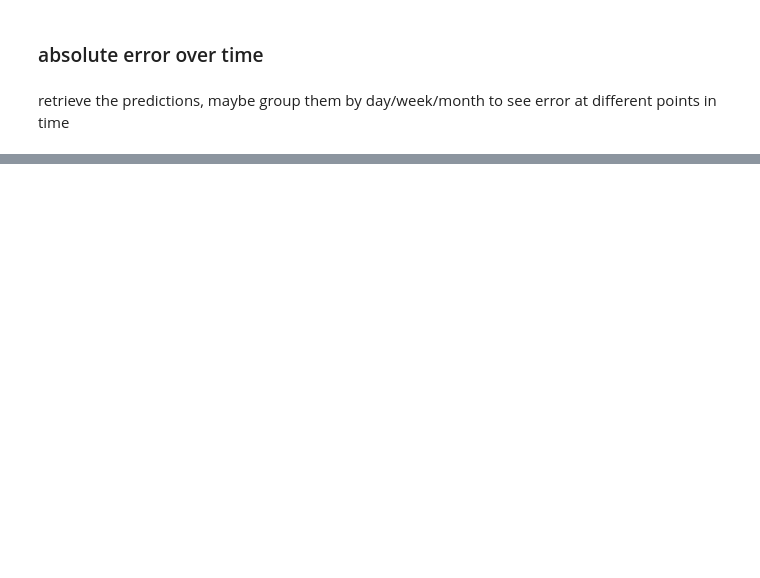
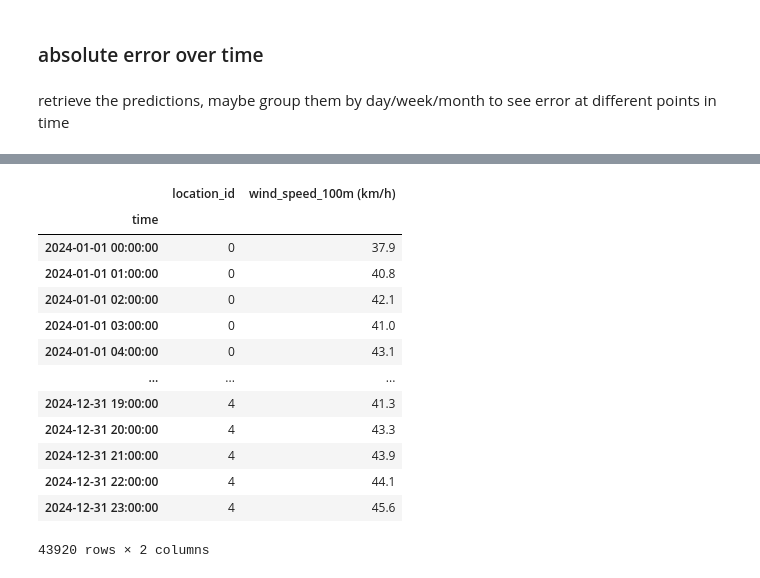
Before and after one commit to valentin-17/epf, a Jupyter notebook: notebooks/other_data_viz.ipynb, the cells around one changed output, grey strips where cells are left out. Cells and saved outputs as stored; diff of their text form; code cells hidden in the pictures; blank space fills up the shorter version.

```diff
--- a/notebooks/other_data_viz.ipynb
+++ b/notebooks/other_data_viz.ipynb
@@ -308,0 +306,17 @@ sns.barplot(grouped['prediction_error'])
+# %%
+ws
+# %% [output]
+|  | location_id | wind_speed_100m (km/h) |
+| time |  |  |
+| 2024-01-01 00:00:00 | 0 | 37.9 |
+| 2024-01-01 01:00:00 | 0 | 40.8 |
+| 2024-01-01 02:00:00 | 0 | 42.1 |
+| 2024-01-01 03:00:00 | 0 | 41.0 |
+| 2024-01-01 04:00:00 | 0 | 43.1 |
+| ... | ... | ... |
+| 2024-12-31 19:00:00 | 4 | 41.3 |
+| 2024-12-31 20:00:00 | 4 | 43.3 |
+| 2024-12-31 21:00:00 | 4 | 43.9 |
+| 2024-12-31 22:00:00 | 4 | 44.1 |
+| 2024-12-31 23:00:00 | 4 | 45.6 |
+43920 rows × 2 columns
```
Also changed, not shown: parts of 17 cells of this notebook, 6 other files.
